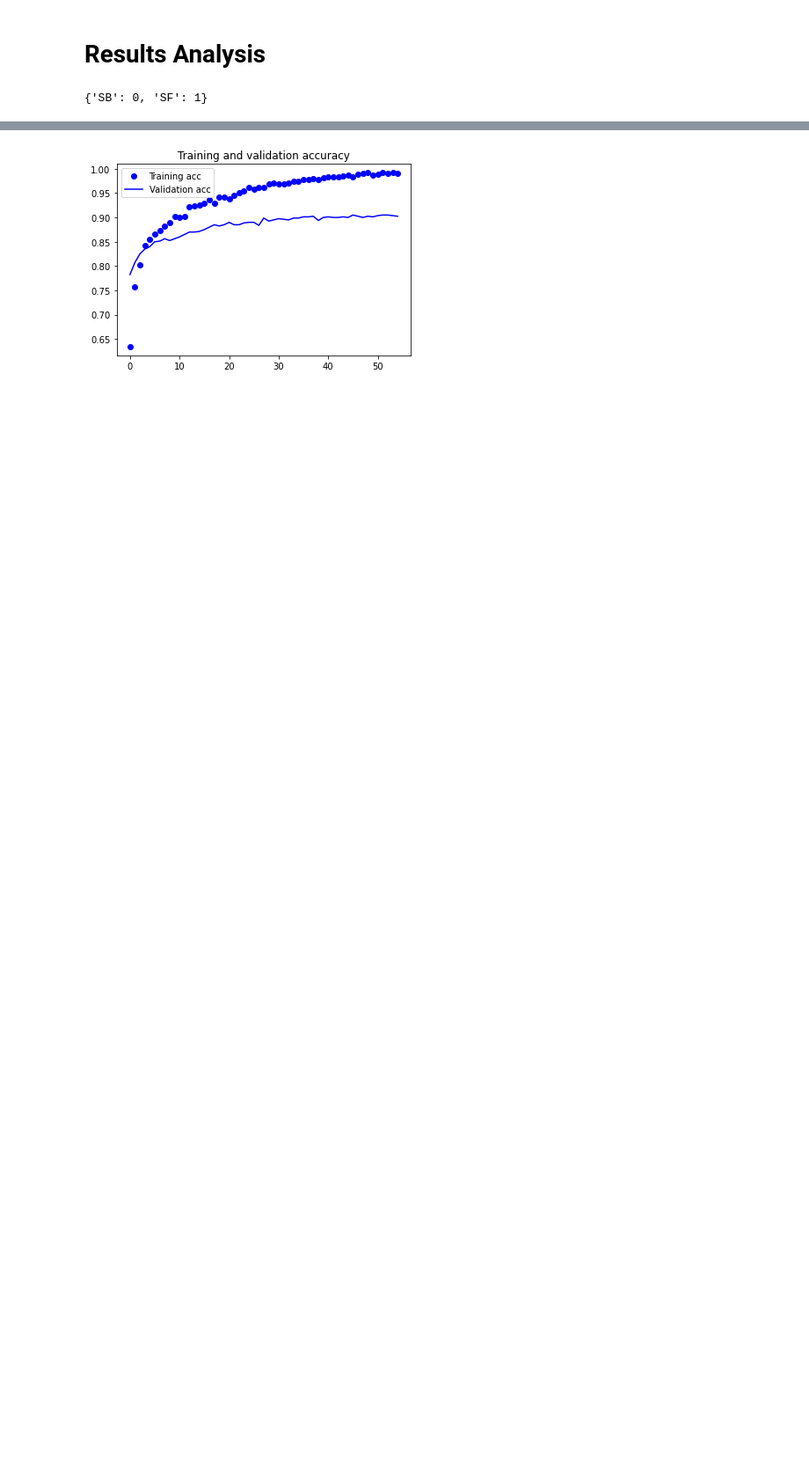
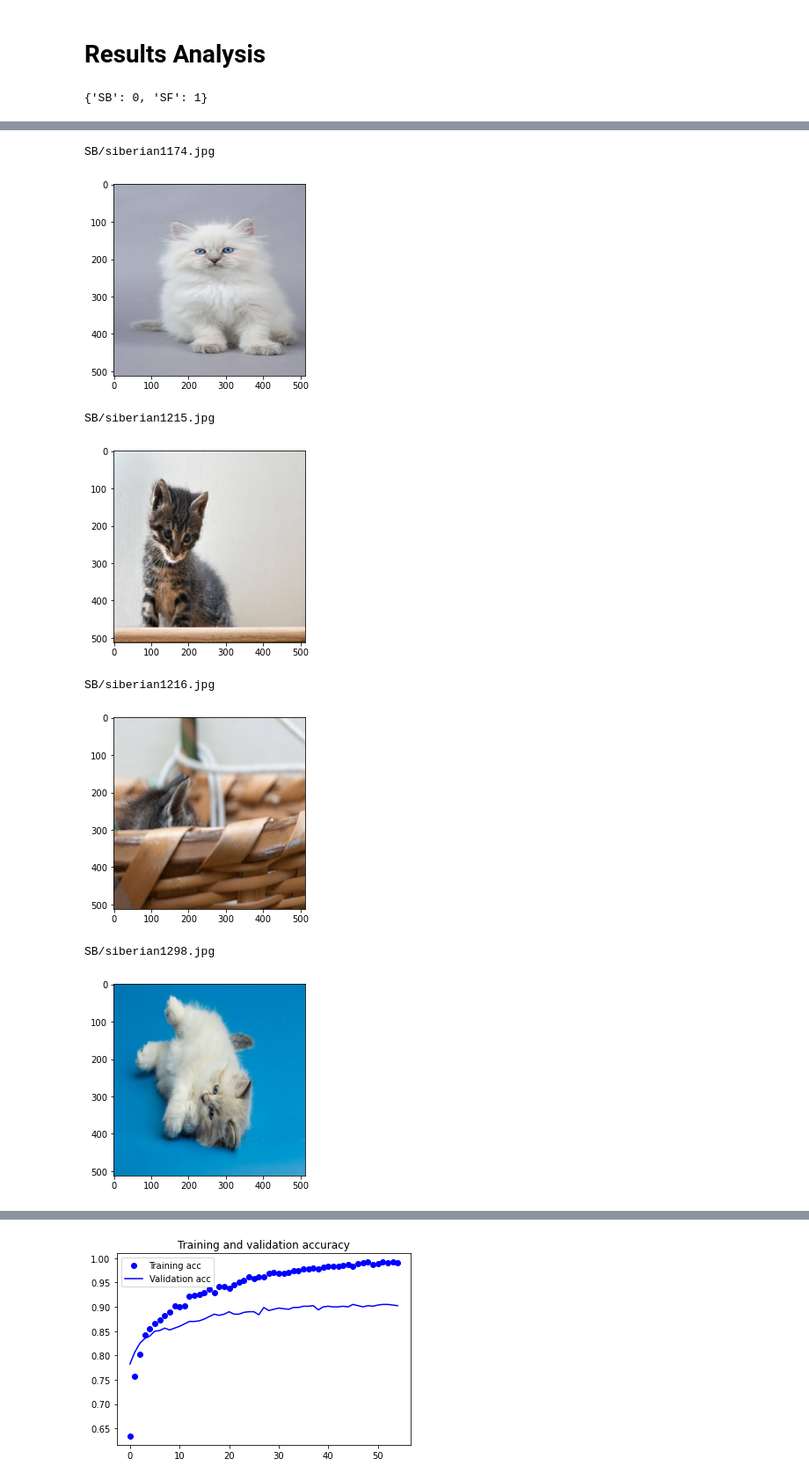
Before and after one commit to Jgardner91/DeepLearning, a Jupyter notebook: Code/TranfserUsingVGG16Binary.ipynb, the cells around one changed output, grey strips where cells are left out. Shown: that part at 88% size. Cells and saved outputs as stored; diff of their text form; code cells hidden in the pictures; blank space fills up the shorter version.

```diff
--- a/Code/TranfserUsingVGG16Binary.ipynb
+++ b/Code/TranfserUsingVGG16Binary.ipynb
@@ -145,9 +225,10 @@ Found 800 images belonging to 2 classes.
 # %% [markdown]
 # Reshaping for model use
 # %%
-train_features = np.reshape(train_features, (2398, 4 * 4 * 512))
-validation_features = np.reshape(validation_features, (800, 4 * 4 * 512))
-test_features = np.reshape(test_features, (800, 4 * 4 * 512))
+train_features = np.reshape(train_features, (2398, 8 * 8 * 2048))
+validation_features = np.reshape(validation_features, (800, 8* 8 * 2048))
+test_features = np.reshape(test_features, (800, 8 * 8 * 2048))
+aug_features = np.reshape(aug_features,(2398,4*4*512))
 # %% [markdown]
 # Running Model (Transfer Learning)
 # %%
@@ -216,12 +280,12 @@ from keras.applications.vgg16 import VGG16
 # %% [markdown]
 # Results Analysis
 # %%
-val_files = generator_val.filenames
+test_files = generator_test.filenames
 CLASS_PAIR = []
-for i in range(800):
+for i in range(len(test_files)):
     IMG = validation_features[i]
     LABEL = validation_labels[i]
-    TEST_IMG = IMG.reshape((1,8192))
+    TEST_IMG = IMG.reshape((1,131072))
     IMG_CLASS = model_5.predict_classes(TEST_IMG)
     #model_2.predict_classes(test_img)
     MAP_CLASS = {0:'Siberian',1:'Scottish'}
@@ -295,42 +333,50 @@ from tensorflow.keras.preprocessing import image
 
 
 # predicted scottish fold, should be siberian
-def Act_Siberian(df):
+def Act_Siberian(df,file_loc):
     shp = df.shape
-    for i in range(shp[0]):
-        img_path =  '/Users/jamesgardner/Desktop/ConvolutionalNN/Splts_Binary/validation/{}'.format(df['FileName'][i])
+    for i in range(shp[0]-15):
+        img_path =  '/Users/jamesgardner/Desktop/ConvolutionalNN/Splts_Binary/{}/{}'.format(file_loc,df['FileName'][i])
         img = image.load_img(img_path, target_size=(512, 512))
         plt.imshow(img)
         print(df['FileName'][i])
         plt.show()
 
-def Act_Scottish(df):
+def Act_Scottish(df,file_loc):
     shp = df.shape
     for i in range(shp[0]):
-        img_path =  '/Users/jamesgardner/Desktop/ConvolutionalNN/Splts_Binary/validation/{}'.format(df['FileName'][i])
+        img_path =  '/Users/jamesgardner/Desktop/ConvolutionalNN/Splts_Binary/{}/{}'.format(file_loc,df['FileName'][i])
         img = image.load_img(img_path, target_size=(512, 512))
         plt.imshow(img)
         print(df['FileName'][i])
         plt.show()
 
 # predicted Scottish , was actually scottish
-def Crct_Scottish(df):
+def Crct_Scottish(df,file_loc):
     shp = df.shape
     for i in range(shp[0]):
-        img_path =  '/Users/jamesgardner/Desktop/ConvolutionalNN/Splts_Binary/validation/{}'.format(df['FileName'][i])
+        img_path =  '/Users/jamesgardner/Desktop/ConvolutionalNN/Splts_Binary/{}/{}'.format(file_loc,df['FileName'][i])
         img = image.load_img(img_path, target_size=(512, 512))
         plt.imshow(img)
         print(df['FileName'][i])
         plt.show()
 
 # predicted Siberian was actually Siberian
-def Crct_Siberian(df):
+def Crct_Siberian(df,file_loc):
     shp = df.shape
     for i in range(shp[0]):
-        img_path =  '/Users/jamesgardner/Desktop/ConvolutionalNN/Splts_Binary/validation/{}'.format(df['FileName'][i])
+        img_path =  '/Users/jamesgardner/Desktop/ConvolutionalNN/Splts_Binary/{}/{}'.format(file_loc,df['FileName'][i])
         img = image.load_img(img_path, target_size=(512, 512))
         plt.imshow(img)
         print(df['FileName'][i])
         plt.show()
+
+
+
+
+
+
+
+file_location = 'test'
 # %%
 # Predicted Scottish Fold , but was actually siberian
@@ -345,0 +392,12 @@ Crct_Scottish(Correct_Scottish)
+# %%
+# Predicted Scottish Fold , but was actually siberian
+Act_Siberian(Actually_Siberian,file_location)
+# %% [output]
+SB/siberian1174.jpg
+[figure, added]
+SB/siberian1215.jpg
+[figure, added]
+SB/siberian1216.jpg
+[figure, added]
+SB/siberian1298.jpg
+[figure, added]
```
Also changed, not shown: parts of 41 cells of this notebook.
